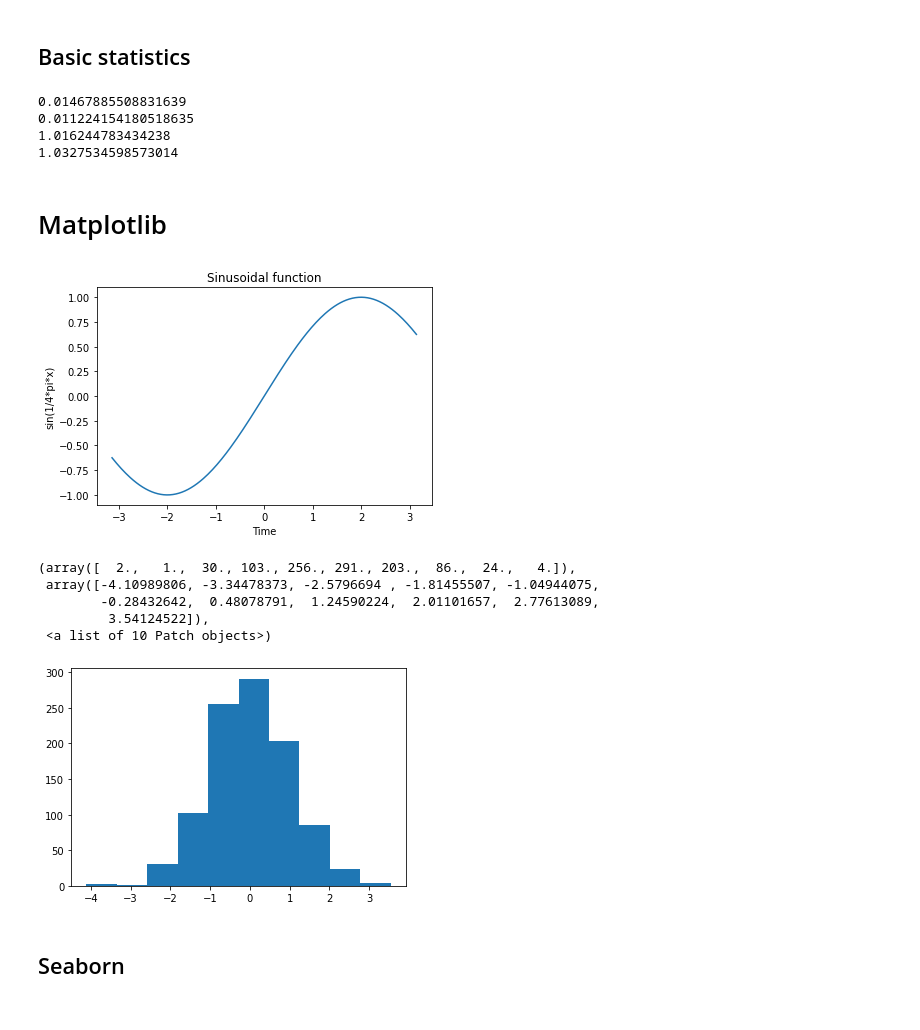
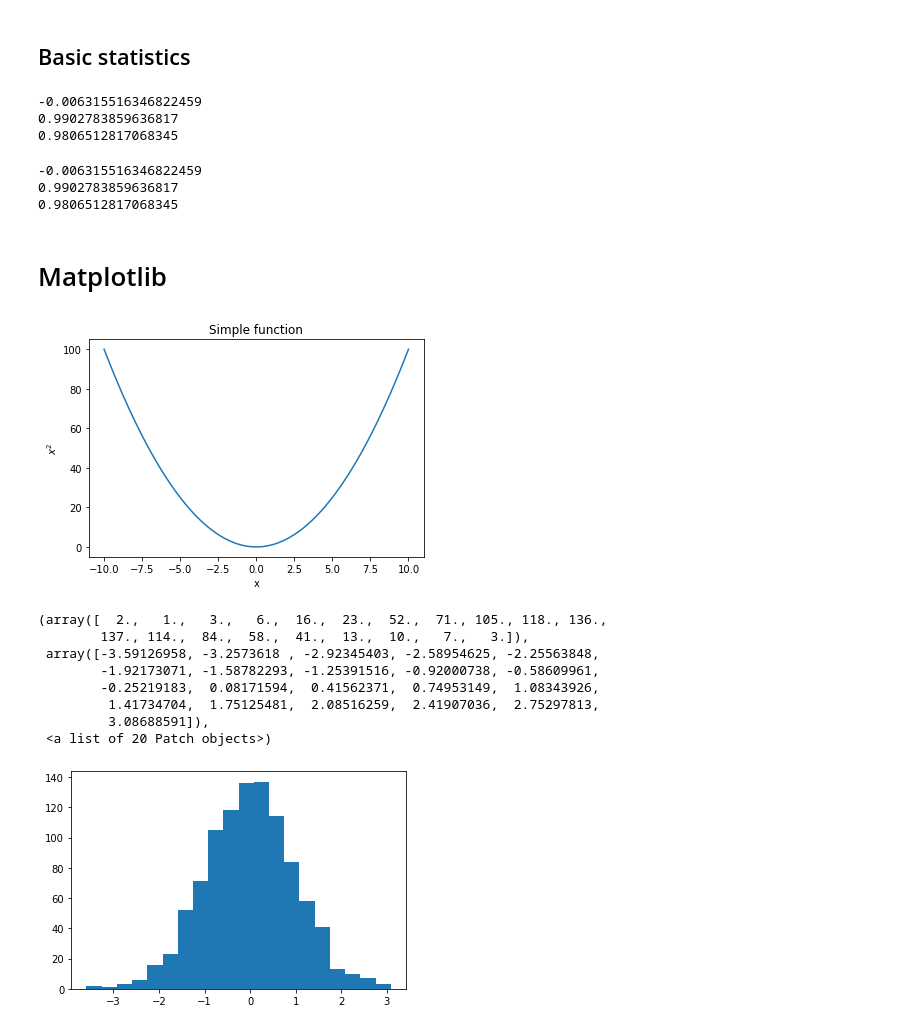
Before and after one commit to dmachlanski/ncrm-causality-2021, a Jupyter notebook: labs/day_1/Tutorial_Intro.ipynb, the cells around one changed output. Drawn from its saved outputs; the diff is of its cells as text; code cells hidden in the pictures.

```diff
--- a/labs/day_1/Tutorial_Intro.ipynb
+++ b/labs/day_1/Tutorial_Intro.ipynb
@@ -228,36 +249,45 @@ print(np.matmul(mat1, mat2))
 randn = np.random.randn(1000)
 
 print(np.mean(randn))
-print(np.median(randn))
 print(np.std(randn))
 print(np.var(randn))
 # %% [output]
-0.01467885508831639
-0.011224154180518635
-1.016244783434238
-1.0327534598573014
+-0.006315516346822459
+0.9902783859636817
+0.9806512817068345
+# %%
+# Can also do the same as follows
+
+print(randn.mean())
+print(randn.std())
+print(randn.var())
+# %% [output]
+-0.006315516346822459
+0.9902783859636817
+0.9806512817068345
 # %% [markdown]
 # Matplotlib
 # %%
 import matplotlib.pyplot as plt
 # %%
-x = np.linspace(-np.pi, np.pi, 201)
-y = np.sin(1/4 * np.pi * x)
+x = np.linspace(-10, 10, 200)
+y = x**2
 plt.plot(x, y)
-plt.xlabel("Time")
-plt.ylabel("sin(1/4*pi*x)")
-plt.title("Sinusoidal function")
+plt.xlabel("x")
+plt.ylabel("$x^2$")
+plt.title("Simple function")
 plt.show()
 # %% [output]
-[figure, old version]
+[figure, new version]
 # %%
-plt.hist(randn)
+plt.hist(randn, bins=20)
 # %% [output]
-(array([  2.,   1.,  30., 103., 256., 291., 203.,  86.,  24.,   4.]),
- array([-4.10989806, -3.34478373, -2.5796694 , -1.81455507, -1.04944075,
-        -0.28432642,  0.48078791,  1.24590224,  2.01101657,  2.77613089,
-         3.54124522]),
- <a list of 10 Patch objects>)
+(array([  2.,   1.,   3.,   6.,  16.,  23.,  52.,  71., 105., 118., 136.,
+        137., 114.,  84.,  58.,  41.,  13.,  10.,   7.,   3.]),
+ array([-3.59126958, -3.2573618 , -2.92345403, -2.58954625, -2.25563848,
+        -1.92173071, -1.58782293, -1.25391516, -0.92000738, -0.58609961,
+        -0.25219183,  0.08171594,  0.41562371,  0.74953149,  1.08343926,
+         1.41734704,  1.75125481,  2.08516259,  2.41907036,  2.75297813,
+         3.08688591]),
+ <a list of 20 Patch objects>)
-[figure, old version]
+[figure, new version]
-# %% [markdown]
-## Seaborn
```
Also changed, not shown: parts of 6 cells of this notebook.
